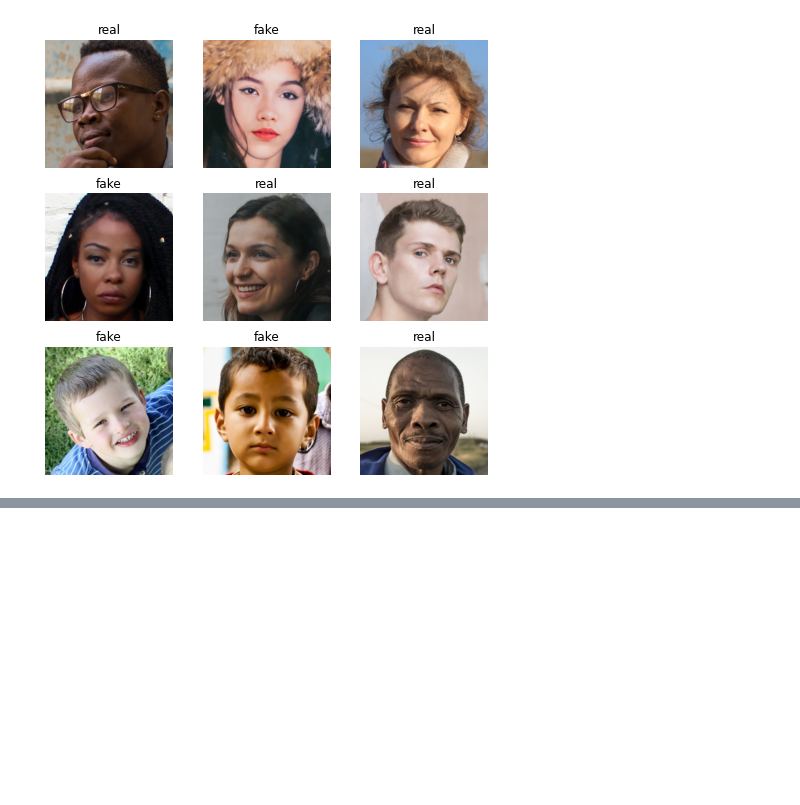
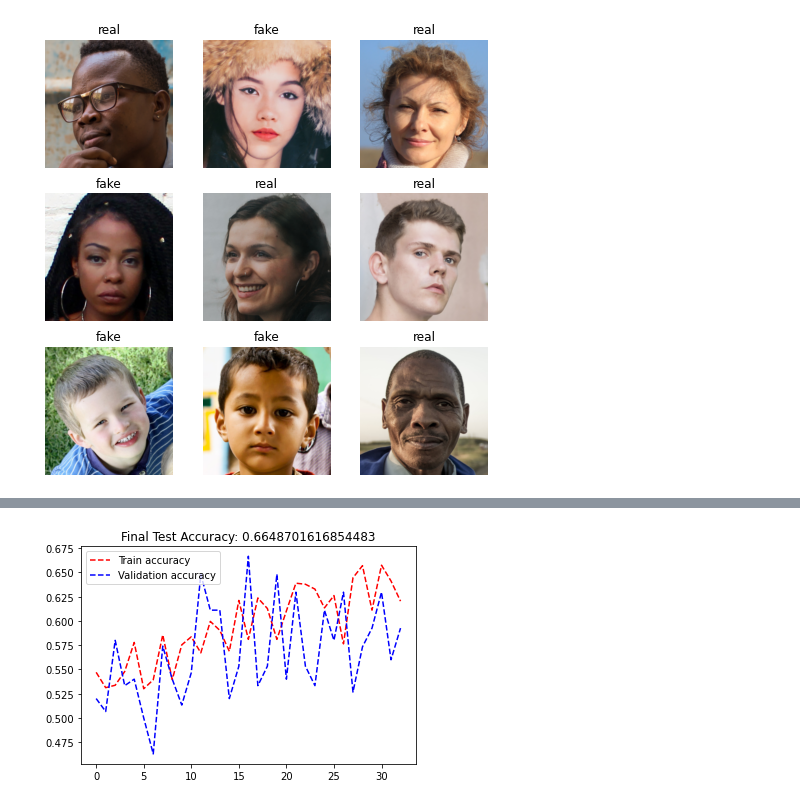
Before and after one commit to RealWinTKyaw/Computational-Data-Science, a Jupyter notebook: PyTorch_Model.ipynb, the cells around one changed output, grey strips where cells are left out. Cells and saved outputs as stored; diff of their text form; code cells hidden in the pictures; blank space fills up the shorter version.

```diff
--- a/PyTorch_Model.ipynb
+++ b/PyTorch_Model.ipynb
@@ -344,0 +340,39 @@ train_losses = [1.0632610142230987, 0.8317088425159455, 0.7634814083576202, 0.74
+# %%
+entire_dataset = torch.utils.data.ConcatDataset([ train_easy, test_easy, val_easy,
+                                                  train_hard, test_hard, val_hard ])
+full_loader = torch.utils.data.DataLoader(entire_dataset, batch_size = batch_size, shuffle = False)
+# %%
+def test(model, data_loader):
+    # Use cross-entropy loss function
+    criterion = nn.CrossEntropyLoss()
+    test_losses = []
+    test_accuracies = []
+    model.eval()
+    # Initialize epoch loss and accuracy
+    epoch_loss = 0.0
+    correct = 0
+    total = 0
+    # Iterate over test data
+    for inputs, labels in data_loader:
+        # Get from dataloader and send to device
+        inputs = inputs.to(device)
+        labels = labels.to(device)
+        # Compute model output and loss
+        # (No grad computation here, as it is the test data)
+        with torch.no_grad():
+            outputs = model(inputs)
+            _, predicted = torch.max(outputs.data, 1)
+            loss = criterion(outputs, labels)
+        # Accumulate loss and correct predictions for epoch
+        epoch_loss += loss.item()
+        total += labels.size(0)
+        correct += (predicted == labels).sum().item()
+        # Calculate epoch loss and accuracy
+    epoch_loss /= len(data_loader)
+    epoch_acc = correct/total
+    test_losses.append(epoch_loss)
+    test_accuracies.append(epoch_acc)
+    print(f'Test loss: {epoch_loss:.4f}, Test accuracy: {epoch_acc:.4f}')
+    return test_losses, test_accuracies
+# %%
+full_test_losses, full_test_accuracies = test(model, full_loader)
@@ -344,0 +381,8 @@ train_losses = [1.0632610142230987, 0.8317088425159455, 0.7634814083576202, 0.74
+# %%
+plt.plot(train_accuracies, "r--", label='Train accuracy')
+plt.plot(val_accuracies, "b--", label='Validation accuracy')
+plt.title("Final Test Accuracy: {}".format(full_test_accuracies[-1]))
+plt.legend(loc='upper left')
+plt.show()
+# %% [output]
+[figure, added]
```
Also changed, not shown: parts of 23 cells of this notebook.
